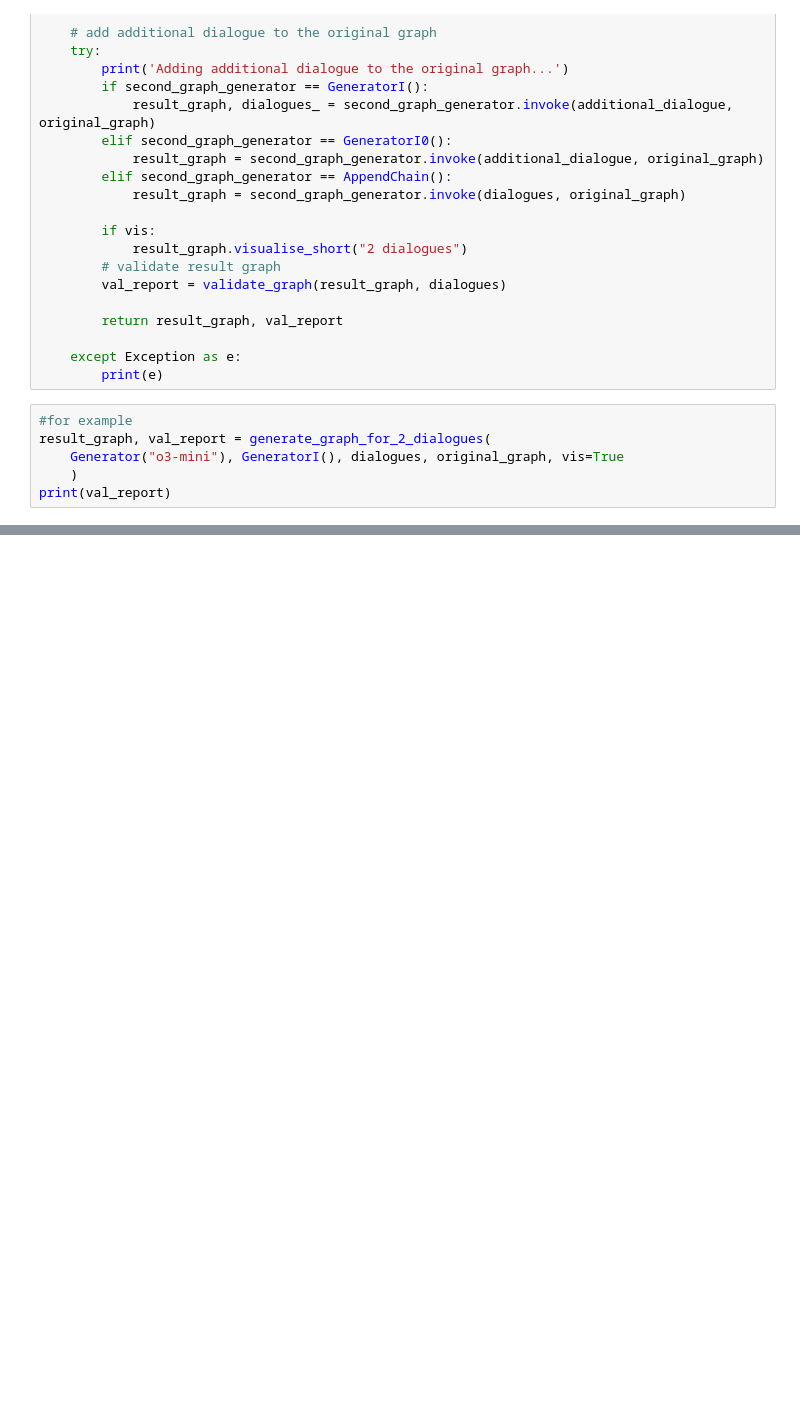
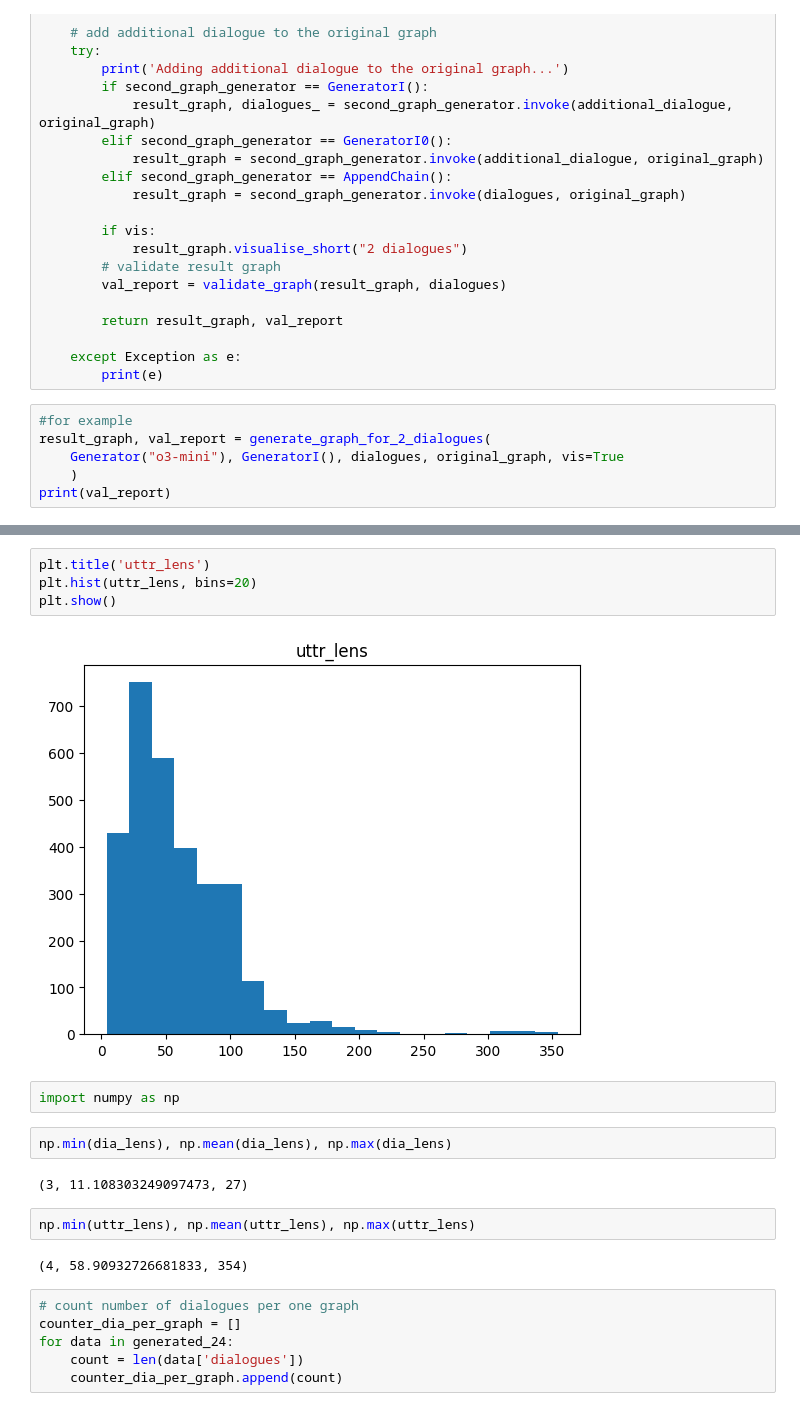
Before and after one commit to deeppavlov/dialogue2graph, a Jupyter notebook: experiments/exp20250303_incremental2/exp20250303_incremental2/comparing_incrementation.ipynb, the cells around one changed output, grey strips where cells are left out. Saved outputs shown, nothing was run; the diff lists cells and outputs as text; blank space fills up the shorter version.

```diff
--- a/experiments/exp20250303_incremental2/exp20250303_incremental2/comparing_incrementation.ipynb
+++ b/experiments/exp20250303_incremental2/exp20250303_incremental2/comparing_incrementation.ipynb
@@ -169,0 +408,22 @@ print(val_report)
+# %%
+plt.title('uttr_lens')
+plt.hist(uttr_lens, bins=20)
+plt.show()
+# %% [output]
+[figure, added]
+# %%
+import numpy as np
+# %%
+np.min(dia_lens), np.mean(dia_lens), np.max(dia_lens)
+# %% [output]
+(3, 11.108303249097473, 27)
+# %%
+np.min(uttr_lens), np.mean(uttr_lens), np.max(uttr_lens)
+# %% [output]
+(4, 58.90932726681833, 354)
+# %%
+# count number of dialogues per one graph
+counter_dia_per_graph = []
+for data in generated_24:
+    count = len(data['dialogues'])
+    counter_dia_per_graph.append(count)
```
Also changed, not shown: parts of 62 cells of this notebook, 3 other files.
